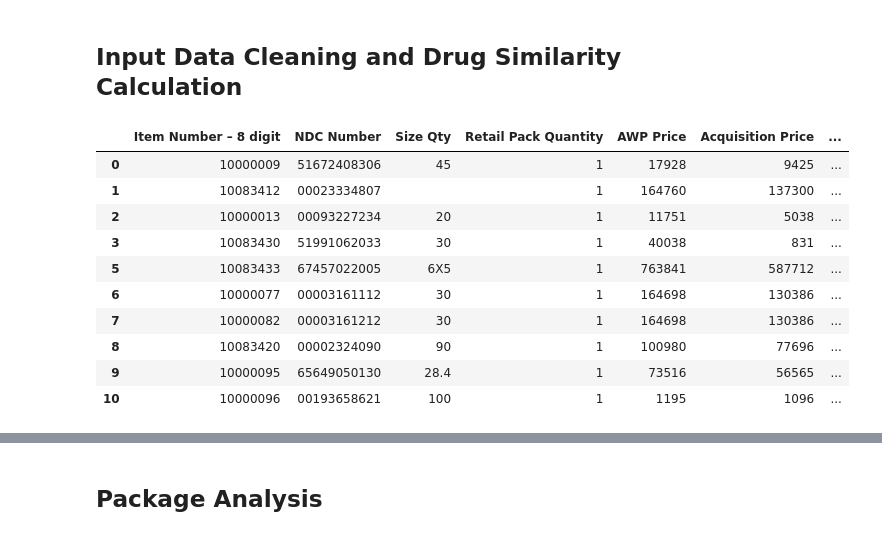
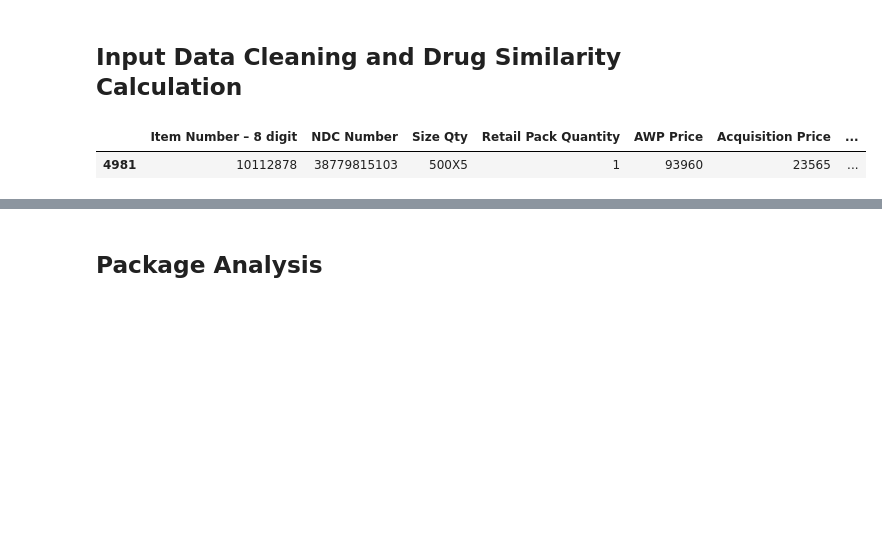
Before and after one commit to BU-EC463/Package-Analysis, a Jupyter notebook: InitialAnalysis.ipynb, the cells around one changed output, grey strips where cells are left out. Drawn from its saved outputs; the diff is of its cells as text; code cells hidden in the pictures; blank space fills up the shorter version.

```diff
--- a/InitialAnalysis.ipynb
+++ b/InitialAnalysis.ipynb
@@ -129,19 +129,11 @@ def ExactDrugAlgoFunction(drug_code, data):
     return similarity_items, matching_row
 # %%
 inputData = CleanData('Daily Snapshot.csv')
-data, input = ExactDrugAlgoFunction(10228908, inputData)
+data, input = ExactDrugAlgoFunction(10112878, inputData)
 
-inputData.head(10)
+input
+
 # data.head(10)
 # %% [output]
 |  | Item Number – 8 digit | NDC Number | Size Qty | Retail Pack Quantity | AWP Price | Acquisition Price | ... |
-| 0 | 10000009 | 51672408306 | 45 | 1 | 17928 | 9425 | ... |
-| 1 | 10083412 | 00023334807 |  | 1 | 164760 | 137300 | ... |
-| 2 | 10000013 | 00093227234 | 20 | 1 | 11751 | 5038 | ... |
-| 3 | 10083430 | 51991062033 | 30 | 1 | 40038 | 831 | ... |
-| 5 | 10083433 | 67457022005 | 6X5 | 1 | 763841 | 587712 | ... |
-| 6 | 10000077 | 00003161112 | 30 | 1 | 164698 | 130386 | ... |
-| 7 | 10000082 | 00003161212 | 30 | 1 | 164698 | 130386 | ... |
-| 8 | 10083420 | 00002324090 | 90 | 1 | 100980 | 77696 | ... |
-| 9 | 10000095 | 65649050130 | 28.4 | 1 | 73516 | 56565 | ... |
-| 10 | 10000096 | 00193658621 | 100 | 1 | 1195 | 1096 | ... |
+| 4981 | 10112878 | 38779815103 | 500X5 | 1 | 93960 | 23565 | ... |
```
Also changed, not shown: parts of 3 cells of this notebook, 3 other files.
